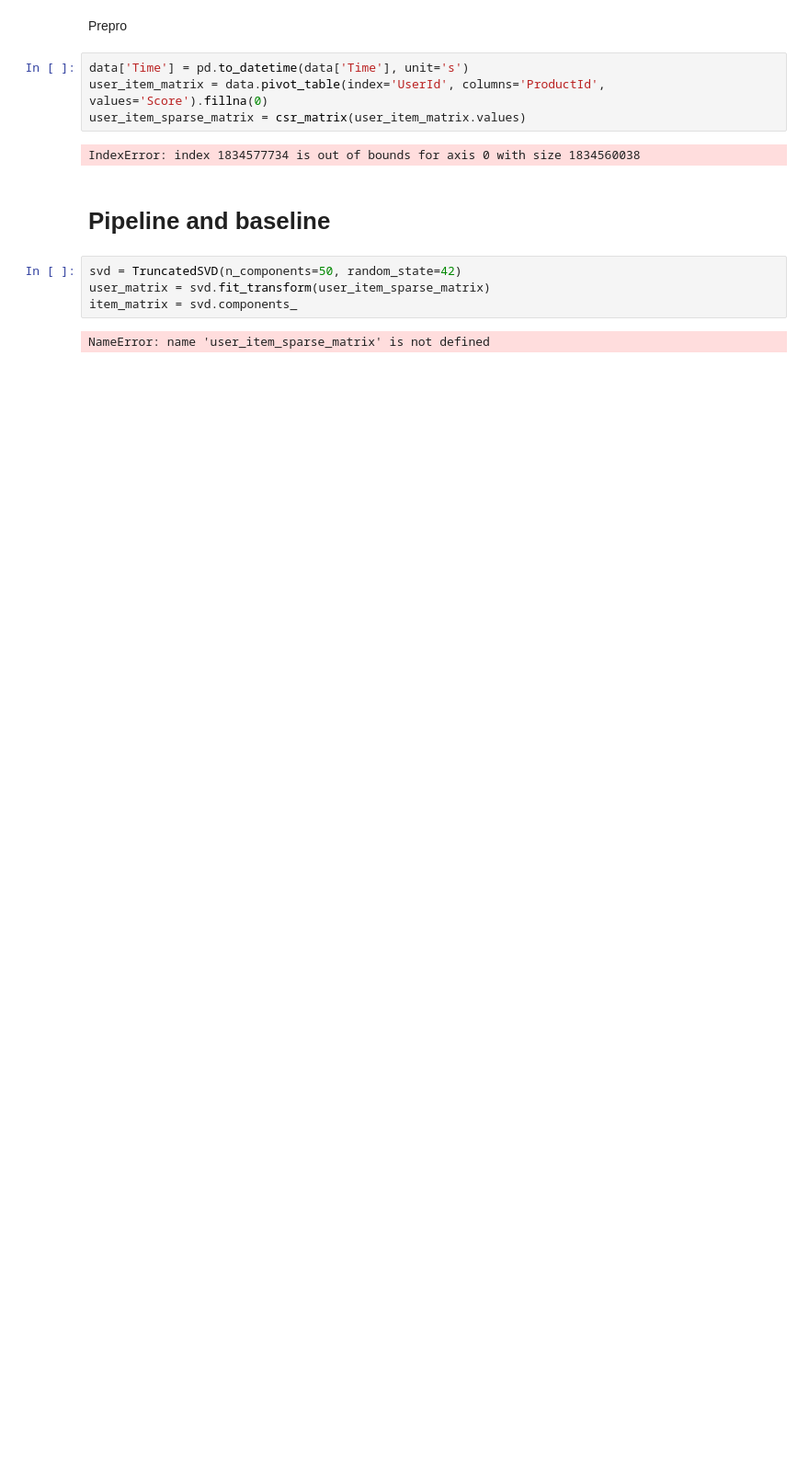
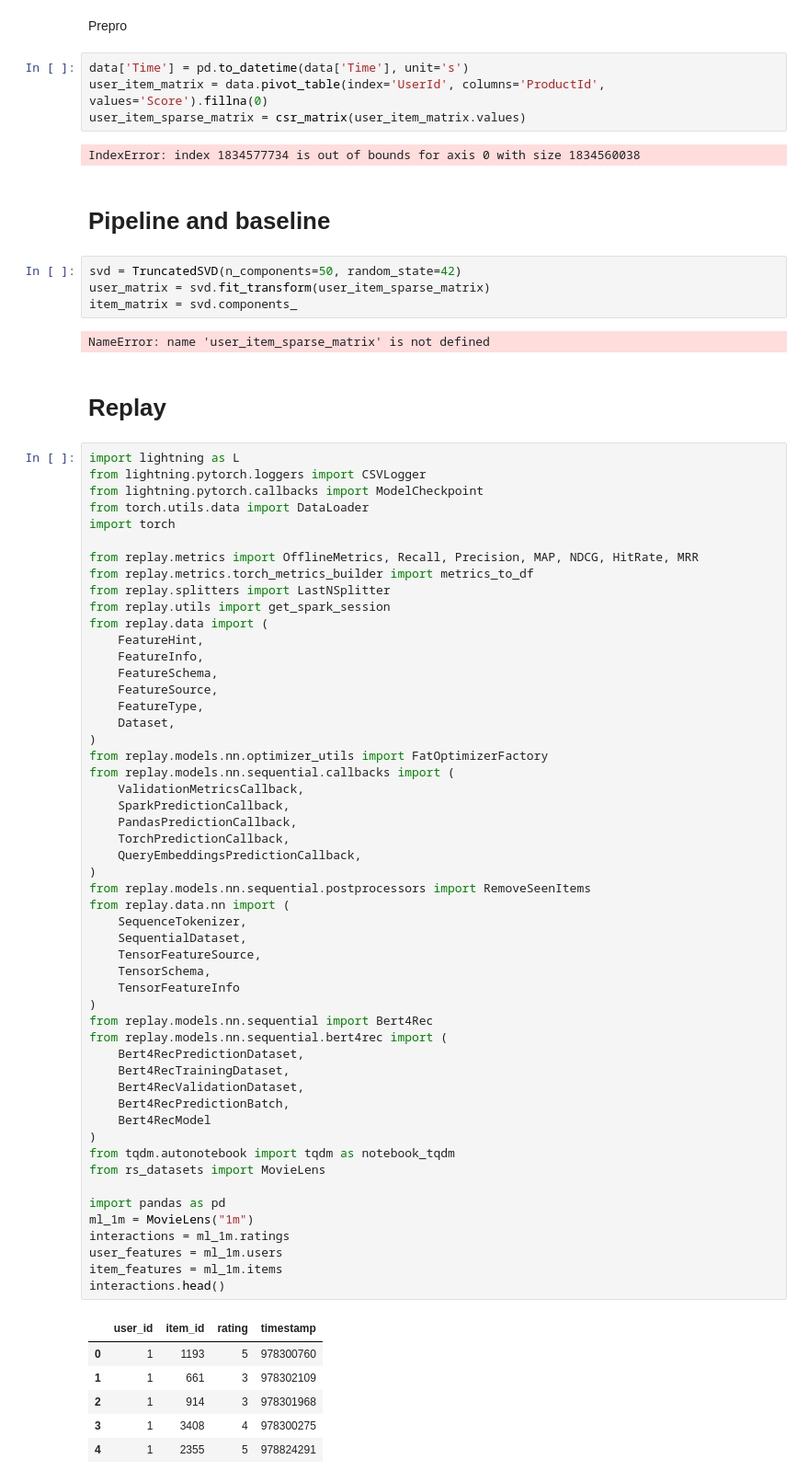
Before and after one commit to TheoDaimonn/Sber_RecSys-hack, a Jupyter notebook: recsys_baseline.ipynb, the cells around one changed output. Shown: that part at 92% size. Drawn from its saved outputs; the diff is of its cells as text; blank space fills up the shorter version.

```diff
--- a/recsys_baseline.ipynb
+++ b/recsys_baseline.ipynb
@@ -144,3 +167,64 @@ user_matrix = svd.fit_transform(user_item_sparse_matrix)
 item_matrix = svd.components_
 # %% [output]
 NameError: name 'user_item_sparse_matrix' is not defined
+# %% [markdown]
+# Replay
+# %%
+import lightning as L
+from lightning.pytorch.loggers import CSVLogger
+from lightning.pytorch.callbacks import ModelCheckpoint
+from torch.utils.data import DataLoader
+import torch
+
+from replay.metrics import OfflineMetrics, Recall, Precision, MAP, NDCG, HitRate, MRR
+from replay.metrics.torch_metrics_builder import metrics_to_df
+from replay.splitters import LastNSplitter
+from replay.utils import get_spark_session
+from replay.data import (
+    FeatureHint,
+    FeatureInfo,
+    FeatureSchema,
+    FeatureSource,
+    FeatureType,
+    Dataset,
+)
+from replay.models.nn.optimizer_utils import FatOptimizerFactory
+from replay.models.nn.sequential.callbacks import (
+    ValidationMetricsCallback,
+    SparkPredictionCallback,
+    PandasPredictionCallback,
+    TorchPredictionCallback,
+    QueryEmbeddingsPredictionCallback,
+)
+from replay.models.nn.sequential.postprocessors import RemoveSeenItems
+from replay.data.nn import (
+    SequenceTokenizer,
+    SequentialDataset,
+    TensorFeatureSource,
+    TensorSchema,
+    TensorFeatureInfo
+)
+from replay.models.nn.sequential import Bert4Rec
+from replay.models.nn.sequential.bert4rec import (
+    Bert4RecPredictionDataset,
+    Bert4RecTrainingDataset,
+    Bert4RecValidationDataset,
+    Bert4RecPredictionBatch,
+    Bert4RecModel
+)
+from tqdm.autonotebook import tqdm as notebook_tqdm
+from rs_datasets import MovieLens
+
+import pandas as pd
+ml_1m = MovieLens("1m")
+interactions = ml_1m.ratings
+user_features = ml_1m.users
+item_features = ml_1m.items
+interactions.head()
+# %% [output]
+|  | user_id | item_id | rating | timestamp |
+| 0 | 1 | 1193 | 5 | 978300760 |
+| 1 | 1 | 661 | 3 | 978302109 |
+| 2 | 1 | 914 | 3 | 978301968 |
+| 3 | 1 | 3408 | 4 | 978300275 |
+| 4 | 1 | 2355 | 5 | 978824291 |
```
Also changed, not shown: parts of 13 cells of this notebook, 3 other files.
